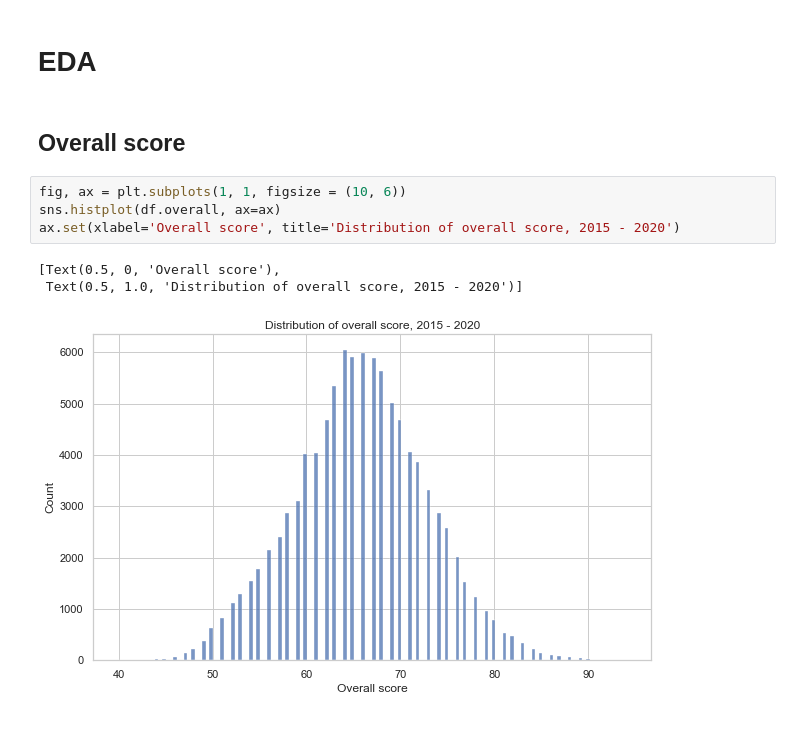
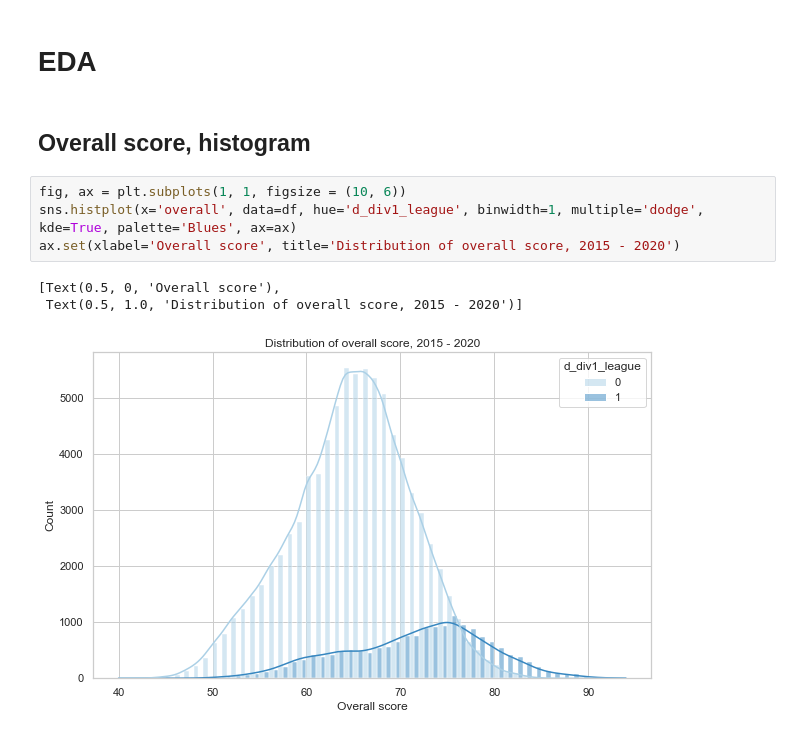
Before and after one commit to rhashimo/cs109-final-project, a Jupyter notebook: 01_ryu_eda.ipynb, the cells around one changed output. Saved outputs shown, nothing was run; the diff lists cells and outputs as text.

```diff
--- a/01_ryu_eda.ipynb
+++ b/01_ryu_eda.ipynb
@@ -43,12 +60,12 @@ To do
 # %% [markdown]
 # EDA
 # %% [markdown]
-## Overall score
+## Overall score, histogram
 # %%
 fig, ax = plt.subplots(1, 1, figsize = (10, 6))
-sns.histplot(df.overall, ax=ax)
+sns.histplot(x='overall', data=df, hue='d_div1_league', binwidth=1, multiple='dodge', kde=True, palette='Blues', ax=ax)
 ax.set(xlabel='Overall score', title='Distribution of overall score, 2015 - 2020')
 # %% [output]
 [Text(0.5, 0, 'Overall score'),
  Text(0.5, 1.0, 'Distribution of overall score, 2015 - 2020')]
-[figure, old version]
+[figure, new version]
```
Also changed, not shown: parts of 18 cells of this notebook, 1 other file.
